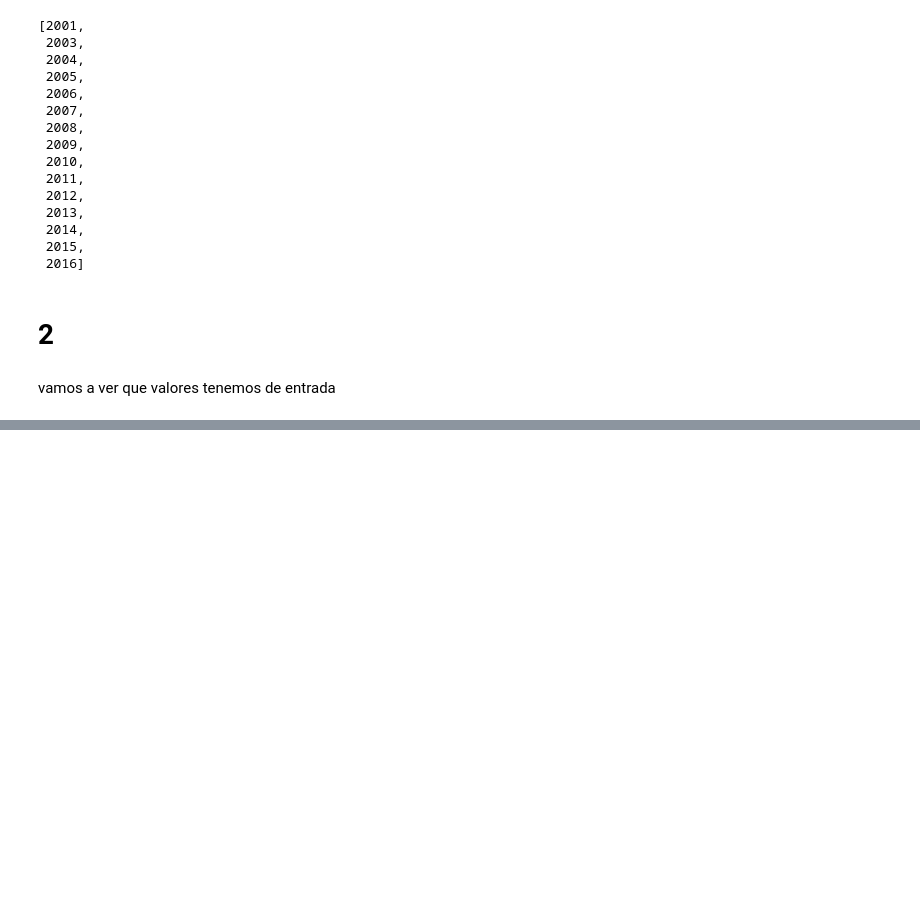
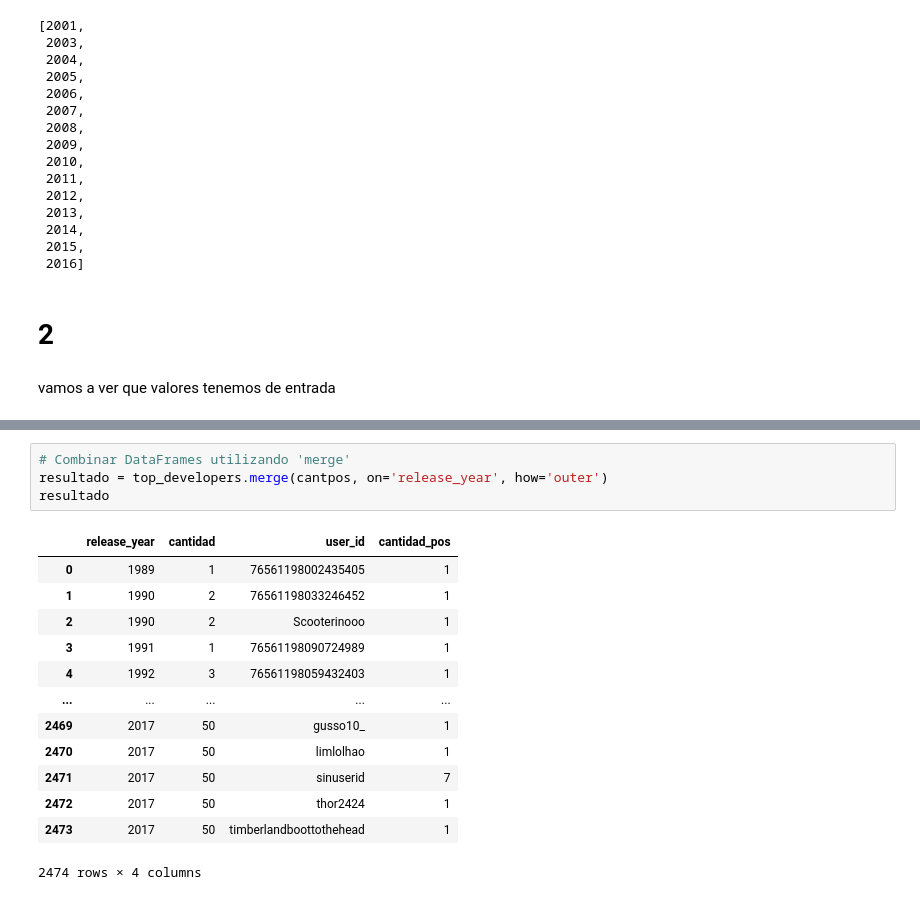
Before and after one commit to rodcordova/data_16_recomendacion, a Jupyter notebook: games_eda_etl.ipynb, the cells around one changed output, grey strips where cells are left out. Drawn from its saved outputs; the diff is of its cells as text; blank space fills up the shorter version.

```diff
--- a/games_eda_etl.ipynb
+++ b/games_eda_etl.ipynb
@@ -602,0 +755,18 @@ vamos a ver que valores tenemos de entrada
+# %%
+# Combinar DataFrames utilizando 'merge'
+resultado = top_developers.merge(cantpos, on='release_year', how='outer')
+resultado
+# %% [output]
+|  | release_year | cantidad | user_id | cantidad_pos |
+| 0 | 1989 | 1 | 76561198002435405 | 1 |
+| 1 | 1990 | 2 | 76561198033246452 | 1 |
+| 2 | 1990 | 2 | Scooterinooo | 1 |
+| 3 | 1991 | 1 | 76561198090724989 | 1 |
+| 4 | 1992 | 3 | 76561198059432403 | 1 |
+| ... | ... | ... | ... | ... |
+| 2469 | 2017 | 50 | gusso10_ | 1 |
+| 2470 | 2017 | 50 | limlolhao | 1 |
+| 2471 | 2017 | 50 | sinuserid | 7 |
+| 2472 | 2017 | 50 | thor2424 | 1 |
+| 2473 | 2017 | 50 | timberlandboottothehead | 1 |
+2474 rows × 4 columns
```
Also changed, not shown: parts of 28 cells of this notebook, 1 other file.
